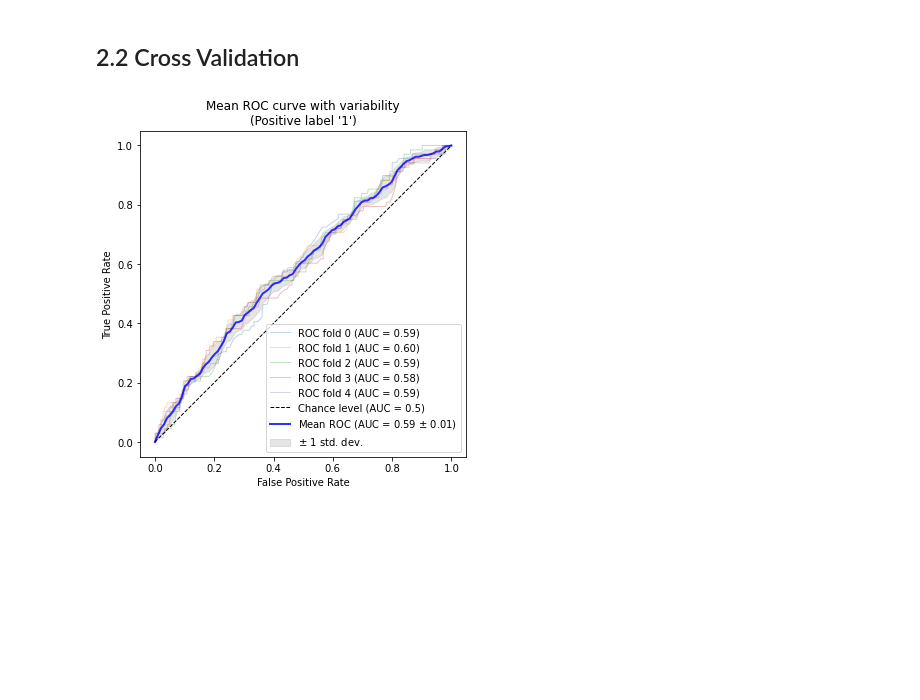
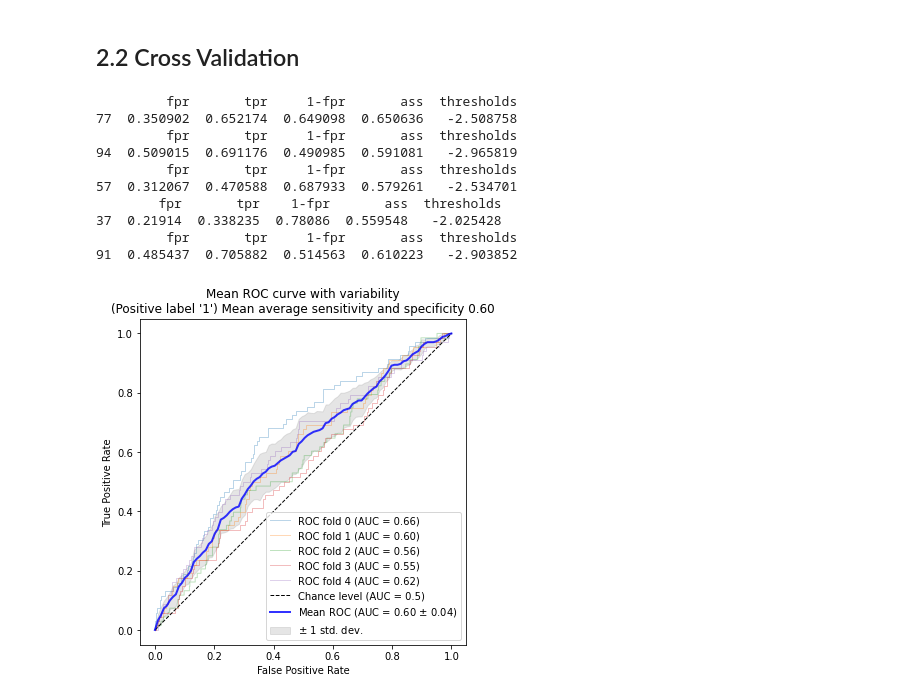
Before and after one commit to geshijoker/ABCDFusion, a Jupyter notebook: notebooks/preliminary.ipynb, the cells around one changed output. Drawn from its saved outputs; the diff is of its cells as text; code cells hidden in the pictures; blank space fills up the shorter version.

Commit message:
Add average specificity and sensitivity as cut-off criterion

```diff
--- a/notebooks/preliminary.ipynb
+++ b/notebooks/preliminary.ipynb
@@ -279,19 +296,32 @@ confusion matrix is
 # %%
 cv = StratifiedKFold(n_splits=num_splits)
 # pick one from classifiers
-classifier = classifiers[7]
+classifier = classifiers[9]
+clf = make_pipeline(StandardScaler(), classifier)
 # classifier = svm.SVC(kernel="linear", probability=True, random_state=random_state)
 # pick one from classifiers
 # %%
 tprs = []
 aucs = []
+yis = []
 mean_fpr = np.linspace(0, 1, 100)
 
 fig, ax = plt.subplots(figsize=(6, 6))
 for fold, (train, test) in enumerate(cv.split(X, y)):
-    classifier.fit(X[train], y[train])
+    clf.fit(X[train], y[train])
+
+    y_score = clf.decision_function(X[test])
+    fpr, tpr, thresholds =roc_curve(y[test], y_score, pos_label=clf.classes_[1])
+    roc_auc = auc(fpr, tpr)
+
+    i = np.arange(len(tpr))
+    roc = pd.DataFrame({'fpr' : pd.Series(fpr, index=i),'tpr' : pd.Series(tpr, index = i), '1-fpr' : pd.Series(1-fpr, index = i), 'ass' : pd.Series((tpr + (1-fpr))/2, index = i), 'thresholds' : pd.Series(thresholds, index = i)})
+    yi = roc.iloc[(-roc['ass']).argsort()[:1]]
+    print(yi)
+    yis.append(yi['ass'].iloc[0])
+
     viz = RocCurveDisplay.from_estimator(
-        classifier,
+        clf,
         X[test],
         y[test],
         name=f"ROC fold {fold}",
@@ -308,37 +338,48 @@ for fold, (train, test) in enumerate(cv.split(X, y)):
 mean_tpr = np.mean(tprs, axis=0)
 mean_tpr[-1] = 1.0
 mean_auc = auc(mean_fpr, mean_tpr)
+mean_yi = np.mean(yis)
 std_auc = np.std(aucs)
 ax.plot(
     mean_fpr,
     mean_tpr,
     color="b",
     label=r"Mean ROC (AUC = %0.2f $\pm$ %0.2f)" % (mean_auc, std_auc),
     lw=2,
     alpha=0.8,
 )
 
 std_tpr = np.std(tprs, axis=0)
 tprs_upper = np.minimum(mean_tpr + std_tpr, 1)
 tprs_lower = np.maximum(mean_tpr - std_tpr, 0)
 ax.fill_between(
     mean_fpr,
     tprs_lower,
     tprs_upper,
     color="grey",
     alpha=0.2,
     label=r"$\pm$ 1 std. dev.",
 )
 
 ax.set(
     xlim=[-0.05, 1.05],
     ylim=[-0.05, 1.05],
     xlabel="False Positive Rate",
     ylabel="True Positive Rate",
-    title=f"Mean ROC curve with variability\n(Positive label '{classes[1]}')",
+    title=f"Mean ROC curve with variability\n(Positive label '{classes[1]}') Mean average sensitivity and specificity {mean_yi:.2f}",
 )
 ax.axis("square")
 ax.legend(loc="lower right")
 plt.show()
 # %% [output]
+         fpr       tpr     1-fpr       ass  thresholds
+77  0.350902  0.652174  0.649098  0.650636   -2.508758
+         fpr       tpr     1-fpr       ass  thresholds
+94  0.509015  0.691176  0.490985  0.591081   -2.965819
+         fpr       tpr     1-fpr       ass  thresholds
+57  0.312067  0.470588  0.687933  0.579261   -2.534701
+        fpr       tpr    1-fpr       ass  thresholds
+37  0.21914  0.338235  0.78086  0.559548   -2.025428
+         fpr       tpr     1-fpr       ass  thresholds
+91  0.485437  0.705882  0.514563  0.610223   -2.903852
-[figure, old version]
+[figure, new version]
```
Also changed, not shown: parts of 1 cell of this notebook.
